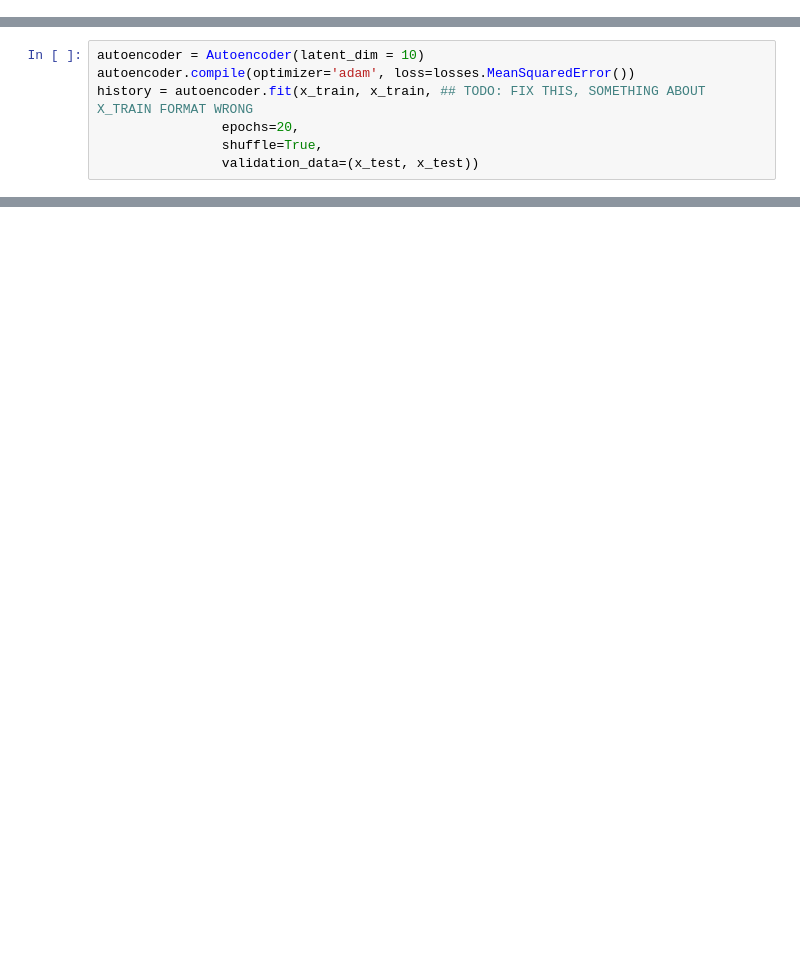
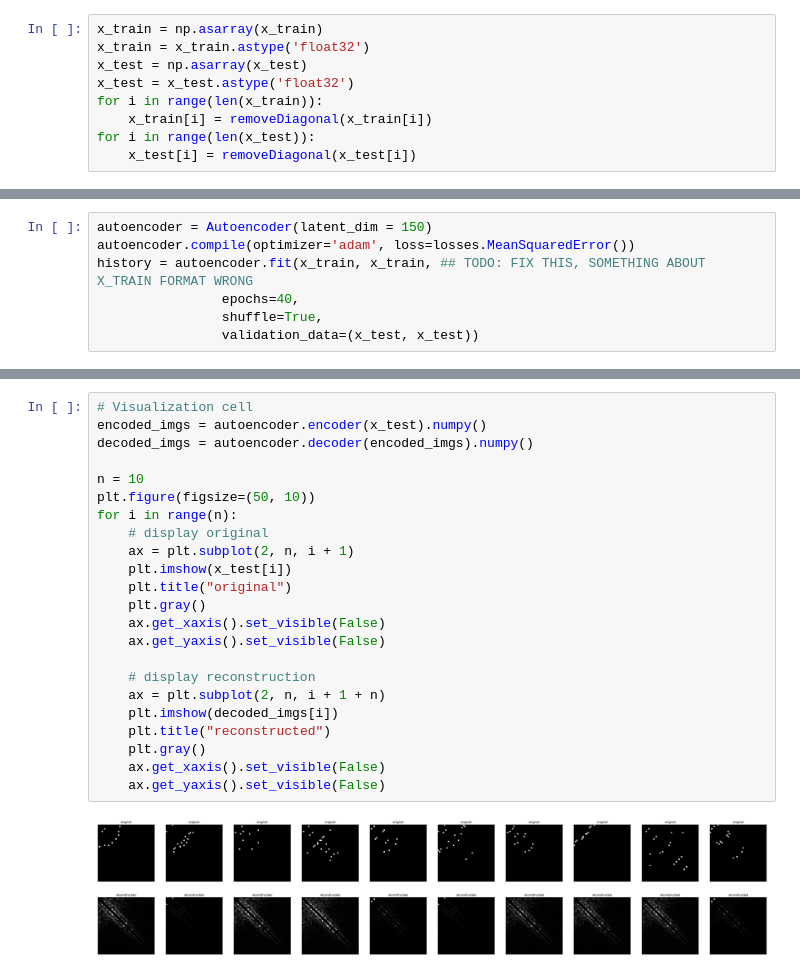
Before and after one commit to aidany0ung/caterpillar, a Jupyter notebook: model/autoencoder.ipynb, the cells around one changed output, grey strips where cells are left out. Saved outputs shown, nothing was run; the diff lists cells and outputs as text; blank space fills up the shorter version.

```diff
--- a/model/autoencoder.ipynb
+++ b/model/autoencoder.ipynb
@@ -90,0 +111,9 @@ x_train = x_train.astype('float32')
+# %%
+x_train = np.asarray(x_train)
+x_train = x_train.astype('float32')
+x_test = np.asarray(x_test)
+x_test = x_test.astype('float32')
+for i in range(len(x_train)):
+    x_train[i] = removeDiagonal(x_train[i])
+for i in range(len(x_test)):
+    x_test[i] = removeDiagonal(x_test[i])
@@ -91,8 +138,8 @@ x_train = x_train.astype('float32')
 # %%
-autoencoder = Autoencoder(latent_dim = 10)
+autoencoder = Autoencoder(latent_dim = 150)
 autoencoder.compile(optimizer='adam', loss=losses.MeanSquaredError())
 history = autoencoder.fit(x_train, x_train, ## TODO: FIX THIS, SOMETHING ABOUT X_TRAIN FORMAT WRONG
-                epochs=20,
+                epochs=40,
                 shuffle=True,
                 validation_data=(x_test, x_test))
 # %% [output]
@@ -100,0 +163,25 @@ KeyboardInterrupt:
+# %%
+# Visualization cell
+encoded_imgs = autoencoder.encoder(x_test).numpy()
+decoded_imgs = autoencoder.decoder(encoded_imgs).numpy()
+
+n = 10
+plt.figure(figsize=(50, 10))
+for i in range(n):
+    # display original
+    ax = plt.subplot(2, n, i + 1)
+    plt.imshow(x_test[i])
+    plt.title("original")
+    plt.gray()
+    ax.get_xaxis().set_visible(False)
+    ax.get_yaxis().set_visible(False)
+
+    # display reconstruction
+    ax = plt.subplot(2, n, i + 1 + n)
+    plt.imshow(decoded_imgs[i])
+    plt.title("reconstructed")
+    plt.gray()
+    ax.get_xaxis().set_visible(False)
+    ax.get_yaxis().set_visible(False)
+# %% [output]
+[figure, added]
```
Also changed, not shown: parts of 14 cells of this notebook, 3 other files.
